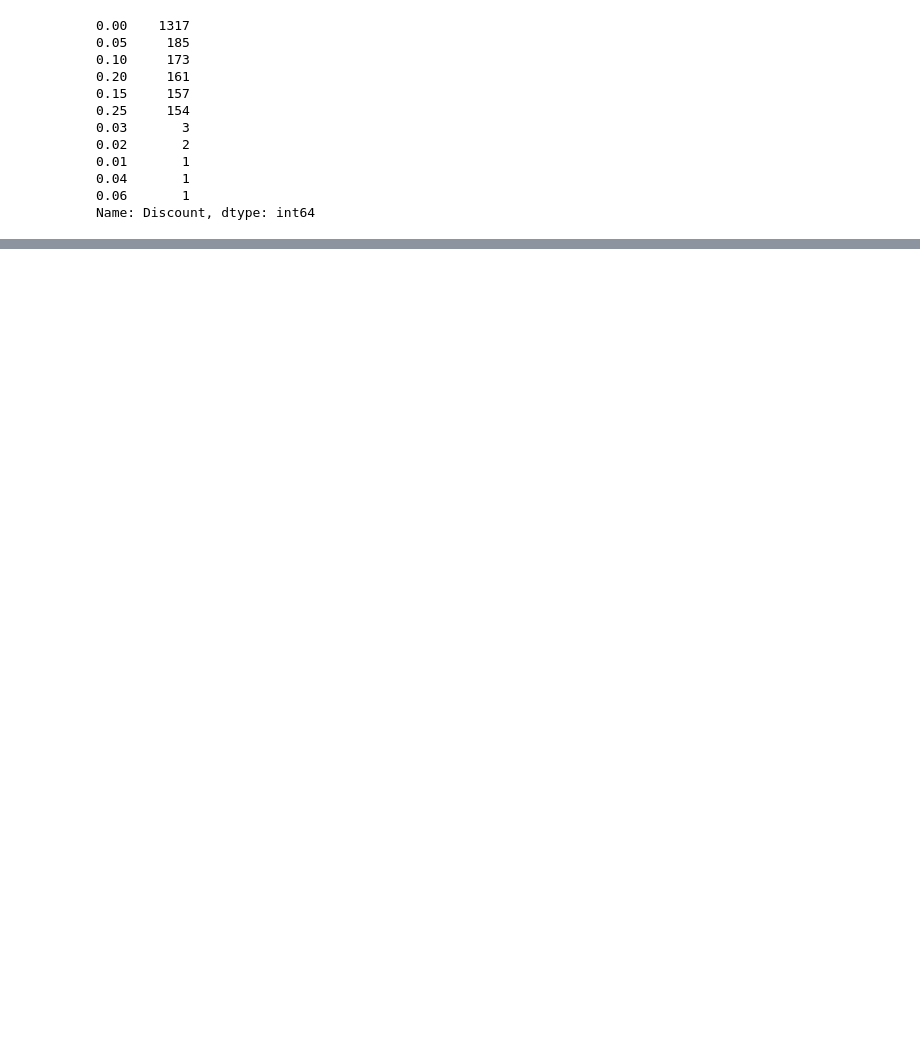
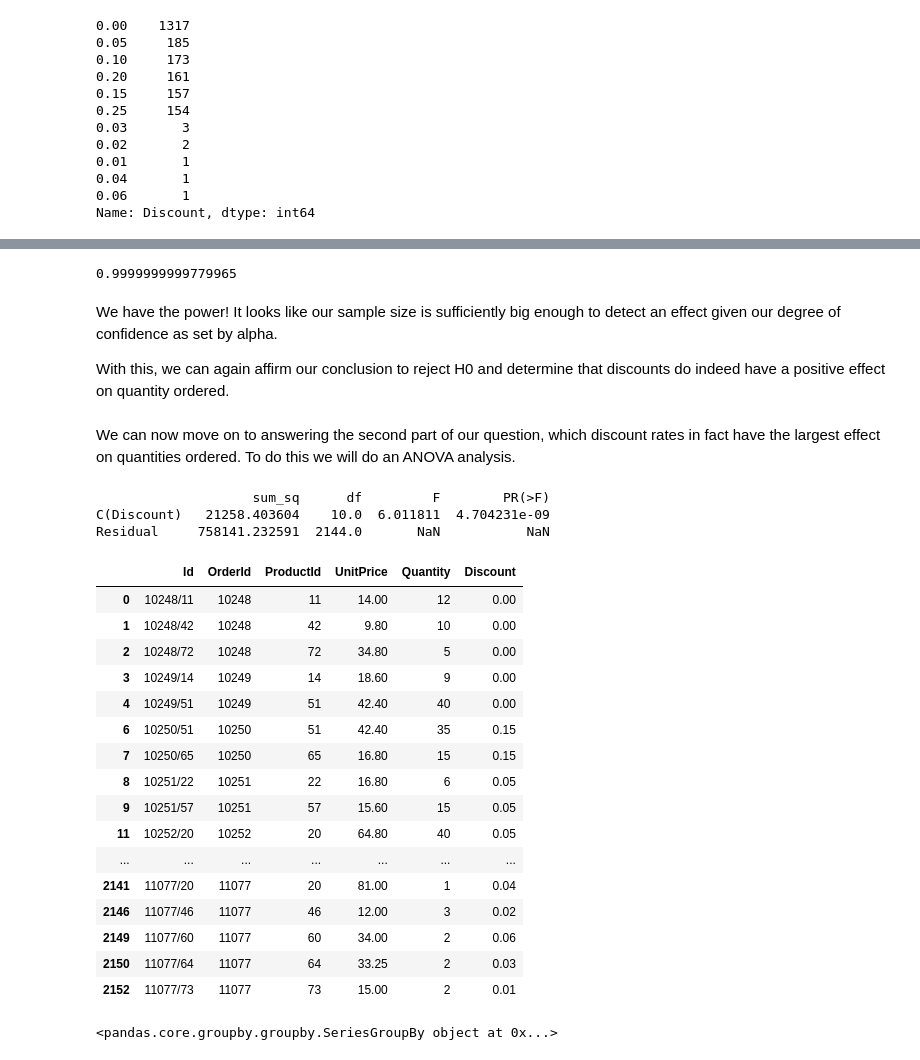
Before and after one commit to rab175/dsc-mod-3-project-online-ds-pt-071519, a Jupyter notebook: Mod3_Project.ipynb, the cells around one changed output, grey strips where cells are left out. Saved outputs shown, nothing was run; the diff lists cells and outputs as text; code cells hidden in the pictures; blank space fills up the shorter version.

```diff
--- a/Mod3_Project.ipynb
+++ b/Mod3_Project.ipynb
@@ -151,0 +215,47 @@ memory usage: 101.1+ KB
+# %%
+power.solve_power(effect_size=discount_effect, nobs1=len(discount_sample), alpha=alpha, alternative='larger')
+# %% [output]
+0.9999999999779965
+# %% [markdown]
+We have the power! It looks like our sample size is sufficiently big enough to detect an effect given our degree of confidence as set by alpha.
+
+With this, we can again affirm our conclusion to reject H0 and determine that discounts do indeed have a positive effect on quantity ordered.
+# %% [markdown]
+We can now move on to answering the second part of our question, which discount rates in fact have the largest effect on quantities ordered. To do this we will do an ANOVA analysis.
+# %%
+import statsmodels.api as sm
+from statsmodels.formula.api import ols
+
+formula = 'Quantity ~ C(Discount)'
+lm = ols(formula, df).fit()
+table = sm.stats.anova_lm(lm, typ=2)
+print(table)
+# %% [output]
+                    sum_sq      df         F        PR(>F)
+C(Discount)   21258.403604    10.0  6.011811  4.704231e-09
+Residual     758141.232591  2144.0       NaN           NaN
+# %%
+df2 = df.groupby(['Discount'])
+df2.head()
+# %% [output]
+|  | Id | OrderId | ProductId | UnitPrice | Quantity | Discount |
+| 0 | 10248/11 | 10248 | 11 | 14.00 | 12 | 0.00 |
+| 1 | 10248/42 | 10248 | 42 | 9.80 | 10 | 0.00 |
+| 2 | 10248/72 | 10248 | 72 | 34.80 | 5 | 0.00 |
+| 3 | 10249/14 | 10249 | 14 | 18.60 | 9 | 0.00 |
+| 4 | 10249/51 | 10249 | 51 | 42.40 | 40 | 0.00 |
+| 6 | 10250/51 | 10250 | 51 | 42.40 | 35 | 0.15 |
+| 7 | 10250/65 | 10250 | 65 | 16.80 | 15 | 0.15 |
+| 8 | 10251/22 | 10251 | 22 | 16.80 | 6 | 0.05 |
+| 9 | 10251/57 | 10251 | 57 | 15.60 | 15 | 0.05 |
+| 11 | 10252/20 | 10252 | 20 | 64.80 | 40 | 0.05 |
+| ... | ... | ... | ... | ... | ... | ... |
+| 2141 | 11077/20 | 11077 | 20 | 81.00 | 1 | 0.04 |
+| 2146 | 11077/46 | 11077 | 46 | 12.00 | 3 | 0.02 |
+| 2149 | 11077/60 | 11077 | 60 | 34.00 | 2 | 0.06 |
+| 2150 | 11077/64 | 11077 | 64 | 33.25 | 2 | 0.03 |
+| 2152 | 11077/73 | 11077 | 73 | 15.00 | 2 | 0.01 |
+# %%
+df2
+# %% [output]
+<pandas.core.groupby.groupby.SeriesGroupBy object at 0x...>
```
Also changed, not shown: parts of 51 cells of this notebook.
